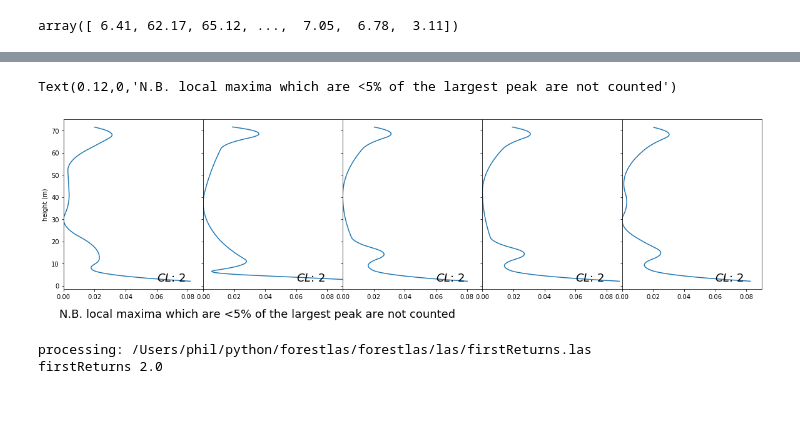
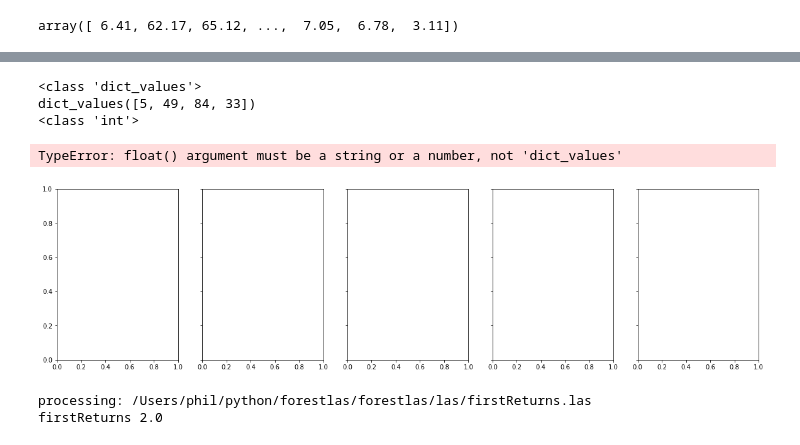
Before and after one commit to Maggemkay/forestlas, a Jupyter notebook: forestlas_intro (python 3.8 try).ipynb, the cells around one changed output, grey strips where cells are left out. Drawn from its saved outputs; the diff is of its cells as text; code cells hidden in the pictures; blank space fills up the shorter version.

```diff
--- a/forestlas_intro (python 3.8 try).ipynb
+++ b/forestlas_intro (python 3.8 try).ipynb
@@ -284,28 +285,30 @@ Text(0,0.5,'probsbility')
 # %%
-%autoreload 2
 # We can take a closer look at individual iterations to see how
 # the CHP configuration changes
 
 f, a = plt.subplots(1, 5, figsize=(20, 5), sharey=True, sharex=True)
 las = cc.CanopyComplexity().fromLAS(os.path.join(os.getcwd(), "WC1.las")).CHP("model")
 
-for bsi in xrange(5):
+for bsi in range(5):
     ax = a[bsi]
     zs = las.simulateCloud()
     CHPi = cc.CanopyComplexity().fromLAS(zs).CHP()
     ax.plot(CHPi.fd, CHPi.zx)
     ax.text(0.06, 2,
             "$CL$: {}".format(CHPi.layerCount),
             fontsize=18)
     if bsi == 0:
         ax.set_ylabel("height (m)")
     ax.set_xlim(0, 0.09)
 
 f.subplots_adjust(hspace=0, wspace=0)
 f.text(0.12, 0, "N.B. local maxima which are <5% of the largest peak are not counted", fontsize=18)
 # %% [output]
-Text(0.12,0,'N.B. local maxima which are <5% of the largest peak are not counted')
+<class 'dict_values'>
+dict_values([5, 49, 84, 33])
+<class 'int'>
+TypeError: float() argument must be a string or a number, not 'dict_values'
-[figure, old version]
+[figure, new version]
 # %%
 # THIS WILL REQUIRE YOUR OWN SET OF .las FILES
 
```
Also changed, not shown: parts of 12 cells of this notebook, 2 other files.
